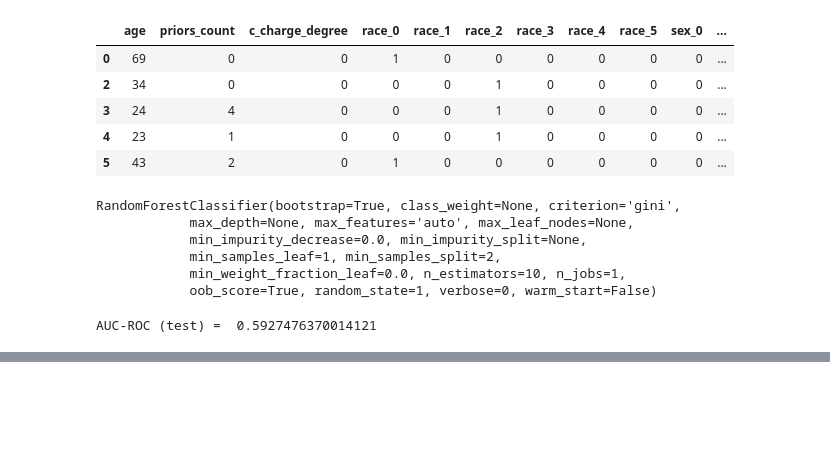
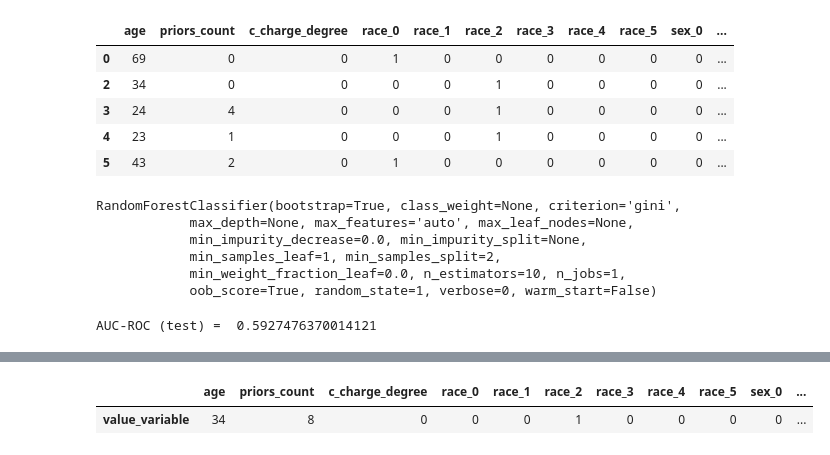
Before and after one commit to SanGreel/noble-model-audit, a Jupyter notebook: recidiv prediction.ipynb, the cells around one changed output, grey strips where cells are left out. Cells and saved outputs as stored; diff of their text form; code cells hidden in the pictures; blank space fills up the shorter version.

```diff
--- a/recidiv prediction.ipynb
+++ b/recidiv prediction.ipynb
@@ -146,0 +165,13 @@ AUC-ROC (test) =  0.5927476370014121
+# %%
+from treeinterpreter import treeinterpreter as ti
+
+for i,row in test.iterrows():
+
+    data_point = pd.DataFrame([row])
+    data_point.set_axis(['value_variable'], inplace=True) # Once transposed, it will be the column name
+    prediction, bias, contributions = ti.predict(model, data_point)
+
+    local_interpretation = data_point.append(
+        pd.DataFrame([[round(c[1],3) for c in contributions[0]]], columns=data_point.columns.tolist(), index=['contribution_variable'])
+    ).T.sort_values('contribution_variable', ascending=False)
+# print(local_interpretation)
@@ -146,0 +217,5 @@ AUC-ROC (test) =  0.5927476370014121
+# %%
+data_point
+# %% [output]
+|  | age | priors_count | c_charge_degree | race_0 | race_1 | race_2 | race_3 | race_4 | race_5 | sex_0 | ... |
+| value_variable | 34 | 8 | 0 | 0 | 0 | 1 | 0 | 0 | 0 | 0 | ... |
```
Also changed, not shown: parts of 8 cells of this notebook, 1 other file.
